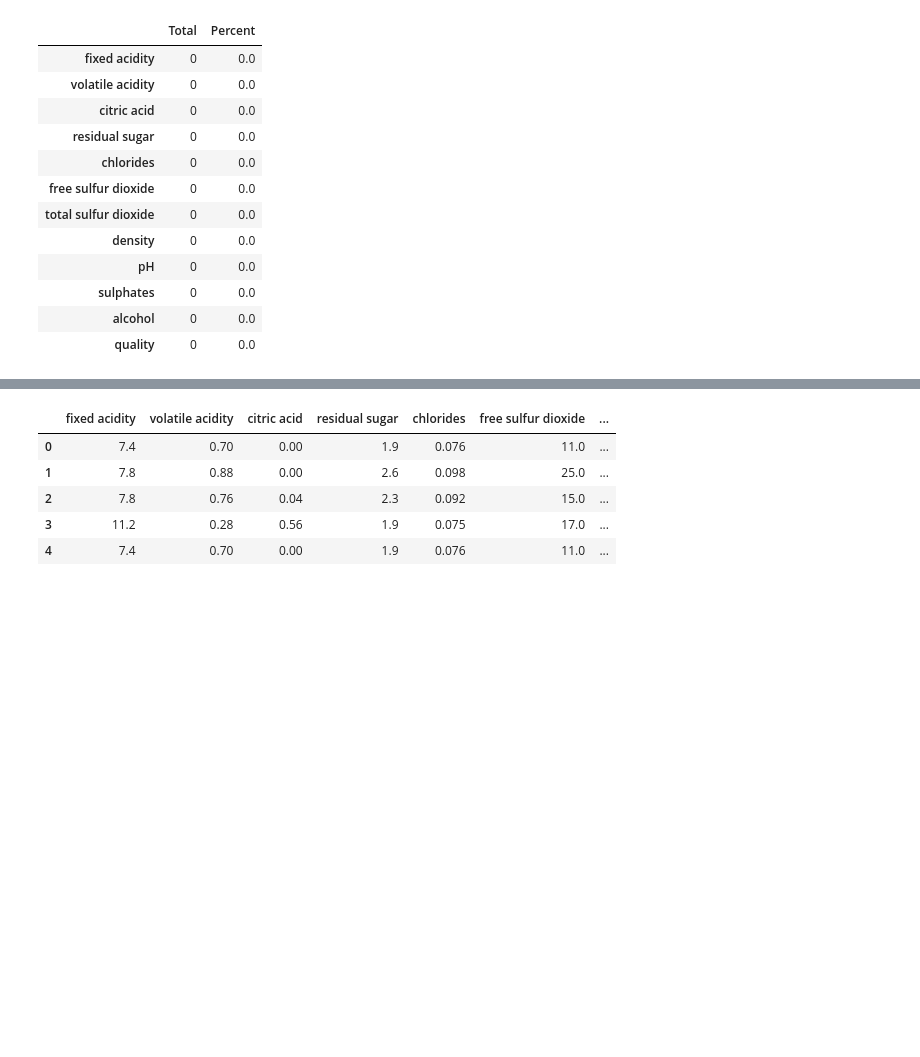
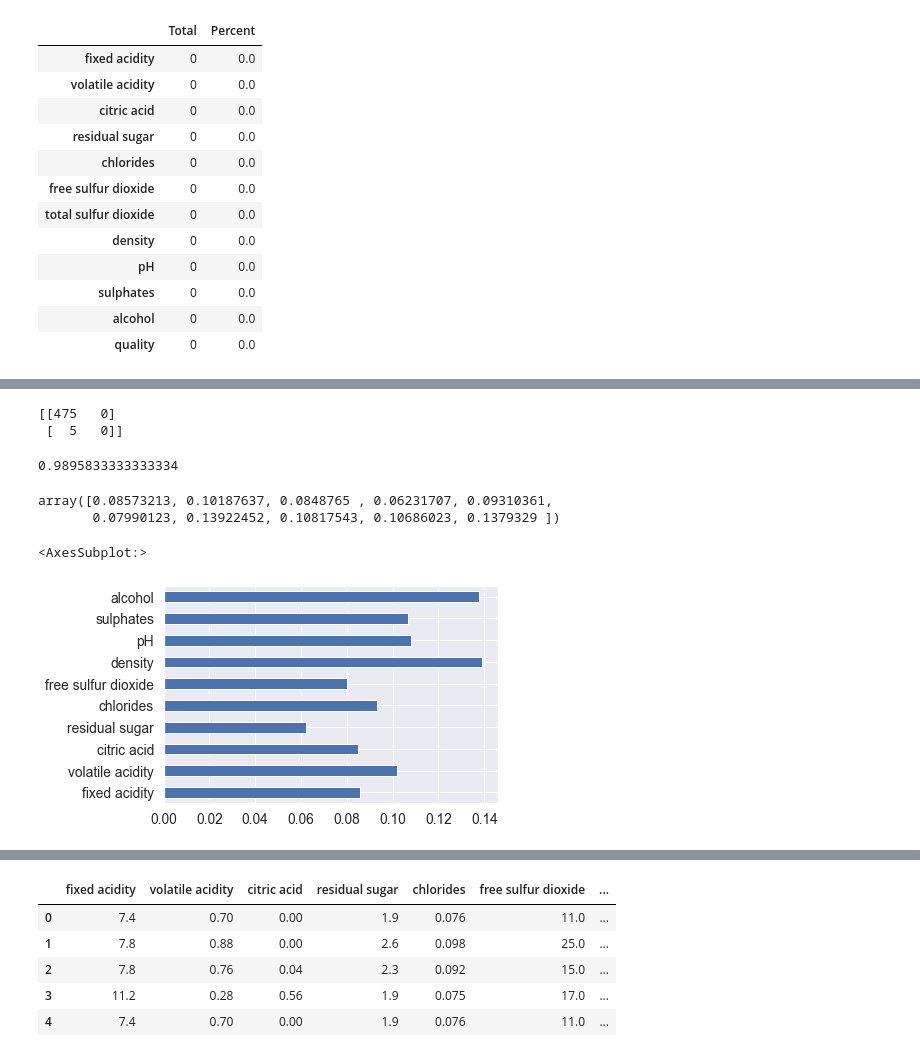
Before and after one commit to tnewsome2019/Red-Wine-Quality-Data, a Jupyter notebook: INST414_Final.ipynb, the cells around one changed output, grey strips where cells are left out. Saved outputs shown, nothing was run; the diff lists cells and outputs as text; code cells hidden in the pictures; blank space fills up the shorter version.

```diff
--- a/INST414_Final.ipynb
+++ b/INST414_Final.ipynb
@@ -154,3 +185,29 @@ explained_variance_score(y_test, y_pred)
+# %%
+print(confusion_matrix(y_test, y_pred))
+# %% [output]
+[[475   0]
+ [  5   0]]
+# %%
+from sklearn.ensemble import RandomForestClassifier
+rfc = RandomForestClassifier(n_estimators=200)
+rfc.fit(x_train, y_train)
+rfc_pred = rfc.predict(x_test)
+# %%
+accuracy_score(y_test, rfc_pred)
+
+# this model is equally correct
+# %% [output]
+0.9895833333333334
+# %%
+rfc.feature_importances_
+# %% [output]
+array([0.08573213, 0.10187637, 0.0848765 , 0.06231707, 0.09310361,
+       0.07990123, 0.13922452, 0.10817543, 0.10686023, 0.1379329 ])
+# %%
+pd.Series(rfc.feature_importances_, index=data_df_ml.drop('quality', axis=1).columns).plot(kind='barh')
+# %% [output]
+<AxesSubplot:>
+[figure, added]
 # %%
 #scatterplot
 plt.figure(figsize=(15,10))
```
Also changed, not shown: parts of 34 cells of this notebook.
